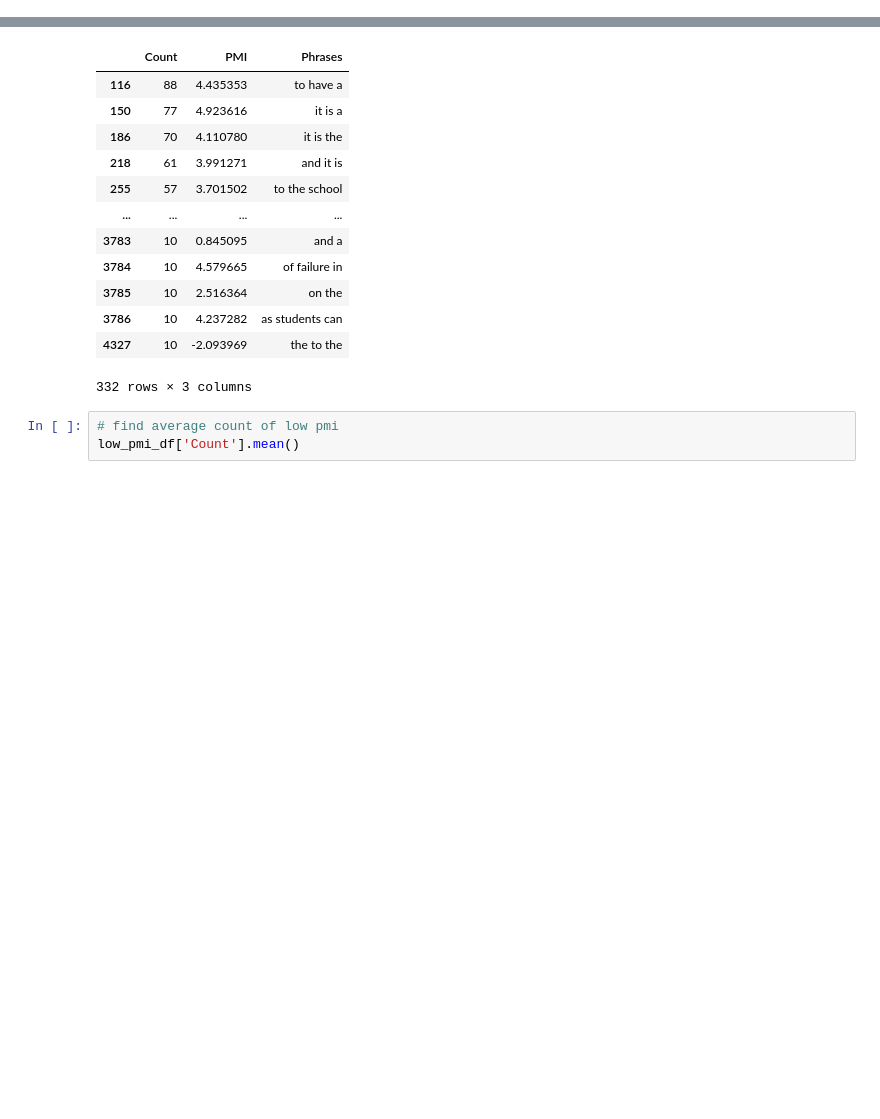
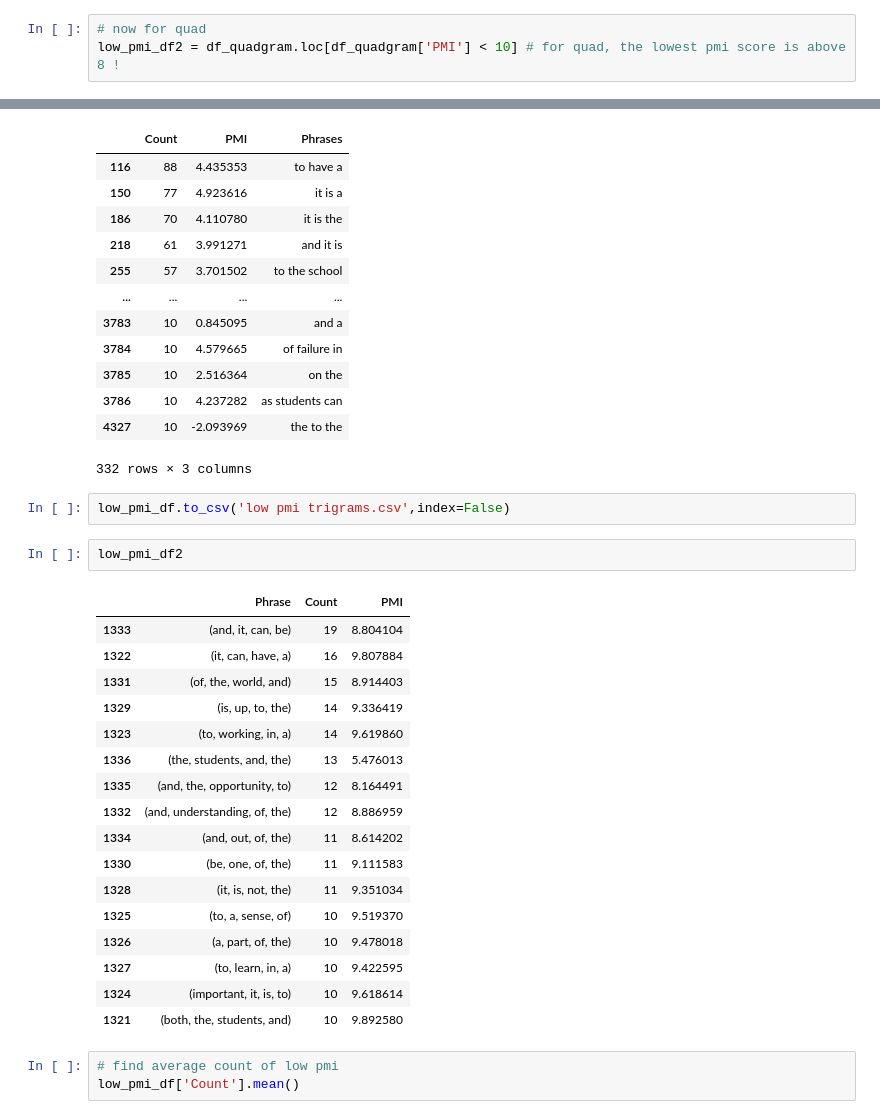
Before and after one commit to yflax/GriD, a Jupyter notebook: Bi and Tri Gram.ipynb, the cells around one changed output, grey strips where cells are left out. Drawn from its saved outputs; the diff is of its cells as text; blank space fills up the shorter version.

```diff
--- a/Bi and Tri Gram.ipynb
+++ b/Bi and Tri Gram.ipynb
@@ -559 +617,4 @@ low_pmi = [phrase for phrase in df_trigram['Phrases'] if df_trigram['PMI'][df_tr
 low_pmi_df = df_trigram.loc[df_trigram['PMI'] < 5]
+# %%
+# now for quad
+low_pmi_df2 = df_quadgram.loc[df_quadgram['PMI'] < 10] # for quad, the lowest pmi score is above 8 !
@@ -573,6 +671,28 @@ low_pmi_df.sort_values("Count", ascending=False)
 | 3786 | 10 | 4.237282 | as students can |
 | 4327 | 10 | -2.093969 | the to the |
 332 rows × 3 columns
+# %%
+low_pmi_df.to_csv('low pmi trigrams.csv',index=False)
+# %%
+low_pmi_df2
+# %% [output]
+|  | Phrase | Count | PMI |
+| 1333 | (and, it, can, be) | 19 | 8.804104 |
+| 1322 | (it, can, have, a) | 16 | 9.807884 |
+| 1331 | (of, the, world, and) | 15 | 8.914403 |
+| 1329 | (is, up, to, the) | 14 | 9.336419 |
+| 1323 | (to, working, in, a) | 14 | 9.619860 |
+| 1336 | (the, students, and, the) | 13 | 5.476013 |
+| 1335 | (and, the, opportunity, to) | 12 | 8.164491 |
+| 1332 | (and, understanding, of, the) | 12 | 8.886959 |
+| 1334 | (and, out, of, the) | 11 | 8.614202 |
+| 1330 | (be, one, of, the) | 11 | 9.111583 |
+| 1328 | (it, is, not, the) | 11 | 9.351034 |
+| 1325 | (to, a, sense, of) | 10 | 9.519370 |
+| 1326 | (a, part, of, the) | 10 | 9.478018 |
+| 1327 | (to, learn, in, a) | 10 | 9.422595 |
+| 1324 | (important, it, is, to) | 10 | 9.618614 |
+| 1321 | (both, the, students, and) | 10 | 9.892580 |
 # %%
 # find average count of low pmi
 low_pmi_df['Count'].mean()
```
Also changed, not shown: parts of 52 cells of this notebook, 4 other files.
